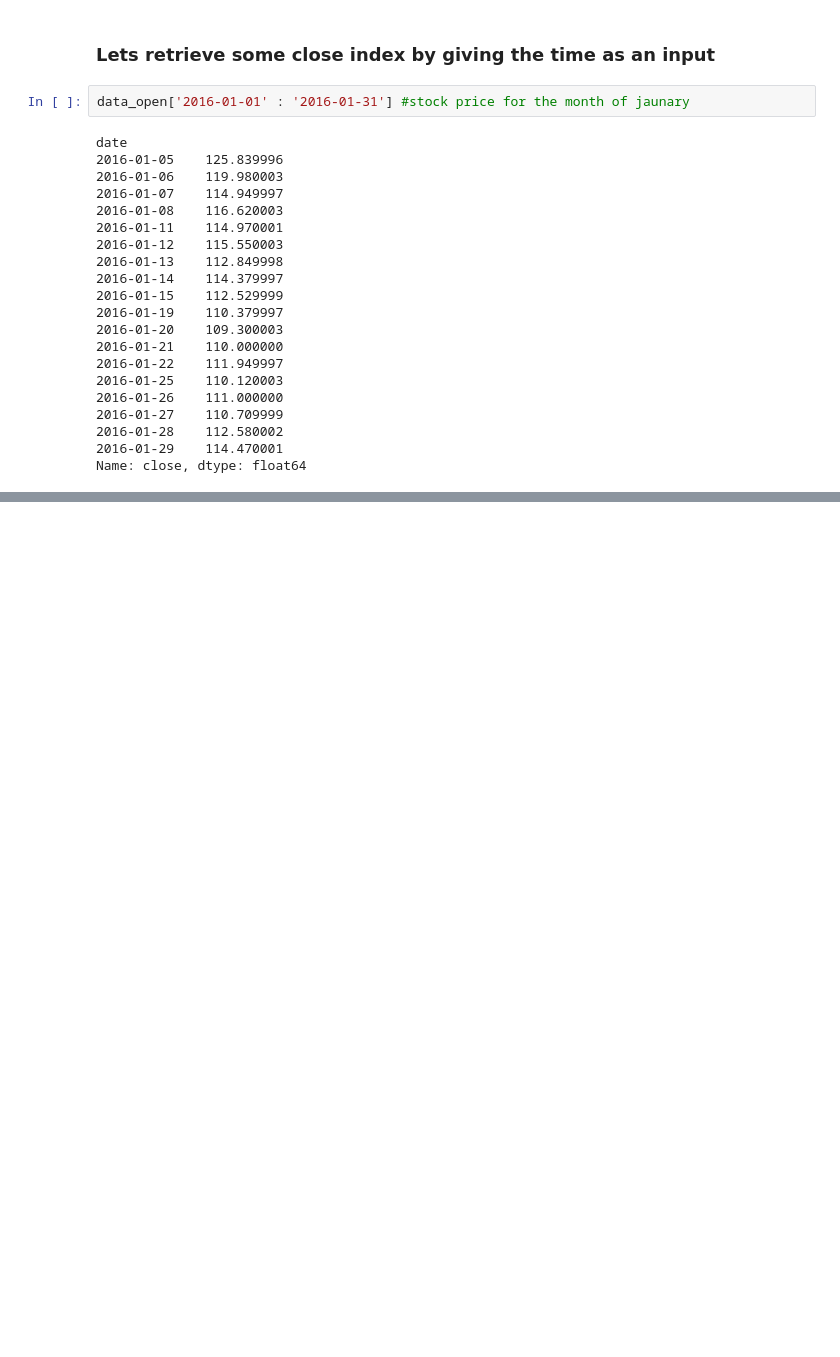
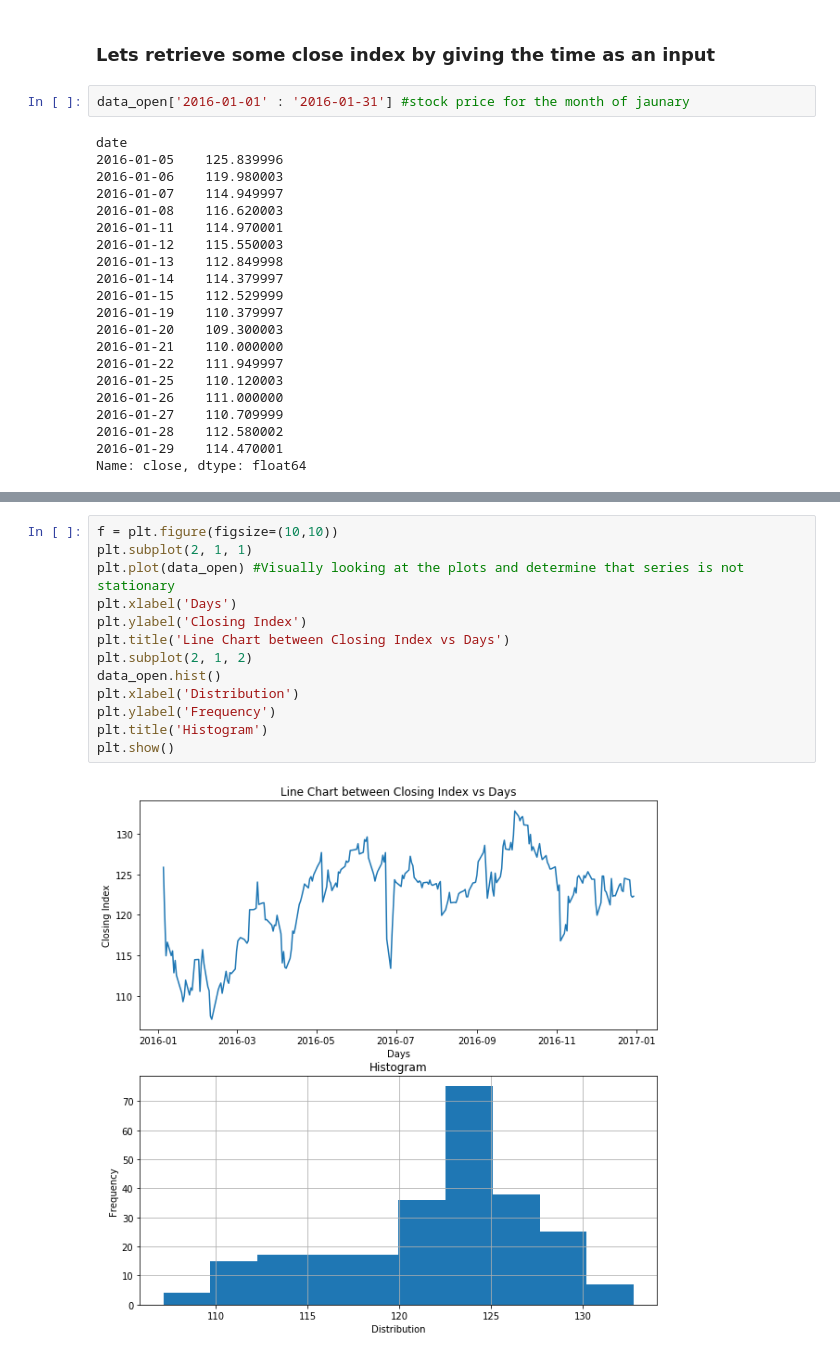
Before and after one commit to garg-sparsh/Stock-Price-Prediction, a Jupyter notebook: Time_Series_Forecasting_for_stock.ipynb, the cells around one changed output, grey strips where cells are left out. Saved outputs shown, nothing was run; the diff lists cells and outputs as text; blank space fills up the shorter version.

```diff
--- a/Time_Series_Forecasting_for_stock.ipynb
+++ b/Time_Series_Forecasting_for_stock.ipynb
@@ -94,0 +103,15 @@ Name: close, dtype: float64
+# %%
+f = plt.figure(figsize=(10,10))
+plt.subplot(2, 1, 1)
+plt.plot(data_open) #Visually looking at the plots and determine that series is not stationary
+plt.xlabel('Days')
+plt.ylabel('Closing Index')
+plt.title('Line Chart between Closing Index vs Days')
+plt.subplot(2, 1, 2)
+data_open.hist()
+plt.xlabel('Distribution')
+plt.ylabel('Frequency')
+plt.title('Histogram')
+plt.show()
+# %% [output]
+[figure, added]
```
Also changed, not shown: parts of 8 cells of this notebook.
